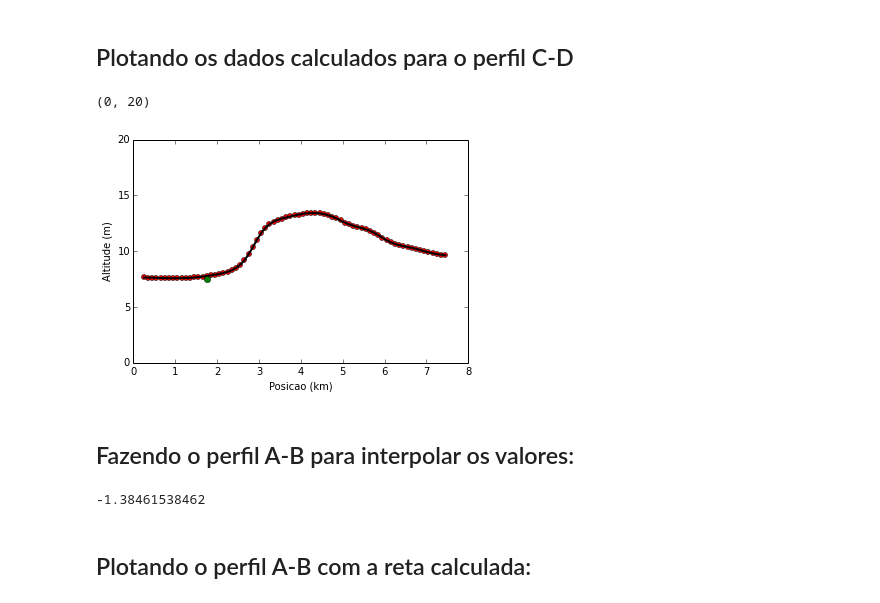
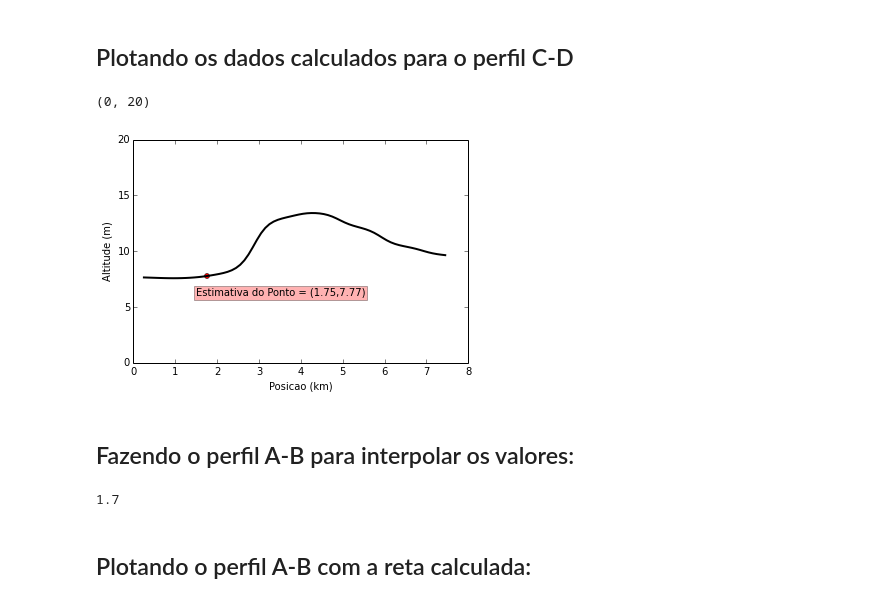
Before and after one commit to dIOGOLOC/exercicios_mestrado, a Jupyter notebook: metodos_computacionais/interpolacao_ponderada.ipynb, the cells around one changed output. Drawn from its saved outputs; the diff is of its cells as text; code cells hidden in the pictures.

Commit message:
Adicionando a estimativa do ponto de interseção.

```diff
--- a/metodos_computacionais/interpolacao_ponderada.ipynb
+++ b/metodos_computacionais/interpolacao_ponderada.ipynb
@@ -139,15 +119,15 @@ print(interpolCD)
 # %% [markdown]
 <h2>Plotando os dados calculados para o perfil C-D</h2>
 # %%
-plt.plot(xcd,interpolCD,'or',xcd,interpolCD,'k',lw=2,markersize=5)
+plt.plot(xcd[15],interpolCD[15],'or',xcd,interpolCD,'k',lw=2,markersize=5)
 plt.xlabel('Posicao (km)')
 plt.ylabel('Altitude (m)')
-plt.plot(1.75,7.5,'og')
+plt.text(1.5,6,'Estimativa do Ponto = (1.75,7.77)',bbox=dict(facecolor='red', alpha=0.3))
 plt.xlim(0,8)
 plt.ylim(0,20)
 # %% [output]
 (0, 20)
-[figure, old version]
+[figure, new version]
 # %% [markdown]
 <h2>Fazendo o perfil A-B para interpolar os valores:</h2>
 # %%
@@ -168,9 +148,9 @@ yab=m*xab + 10
 
 #Tamanho do Perfil A-B:
 
-print(m)
+print(xab[12])
 # %% [output]
--1.38461538462
+1.7
 # %% [markdown]
 <h2>Plotando o perfil A-B com a reta calculada:</h2>
 # %%
```
Also changed, not shown: parts of 4 cells of this notebook.
